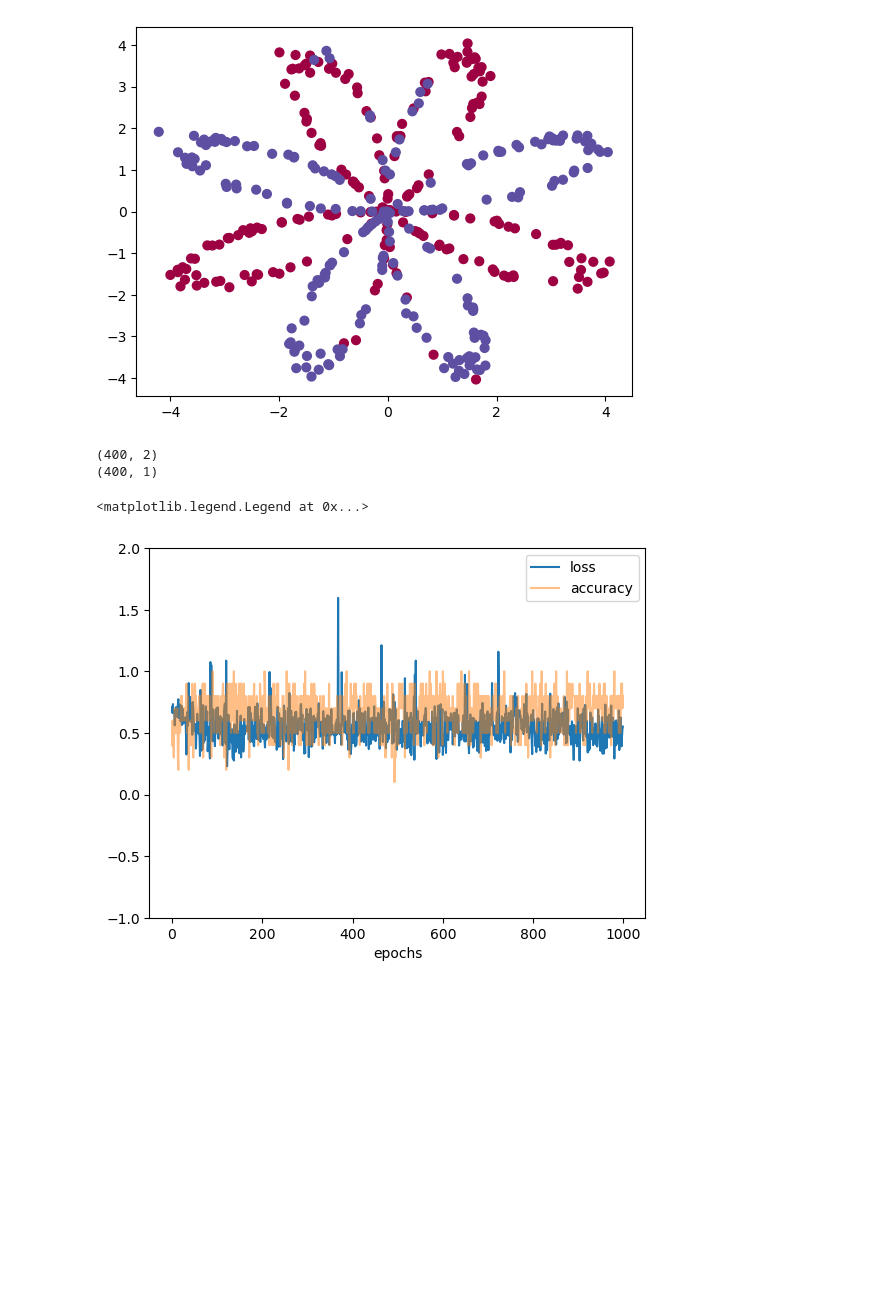
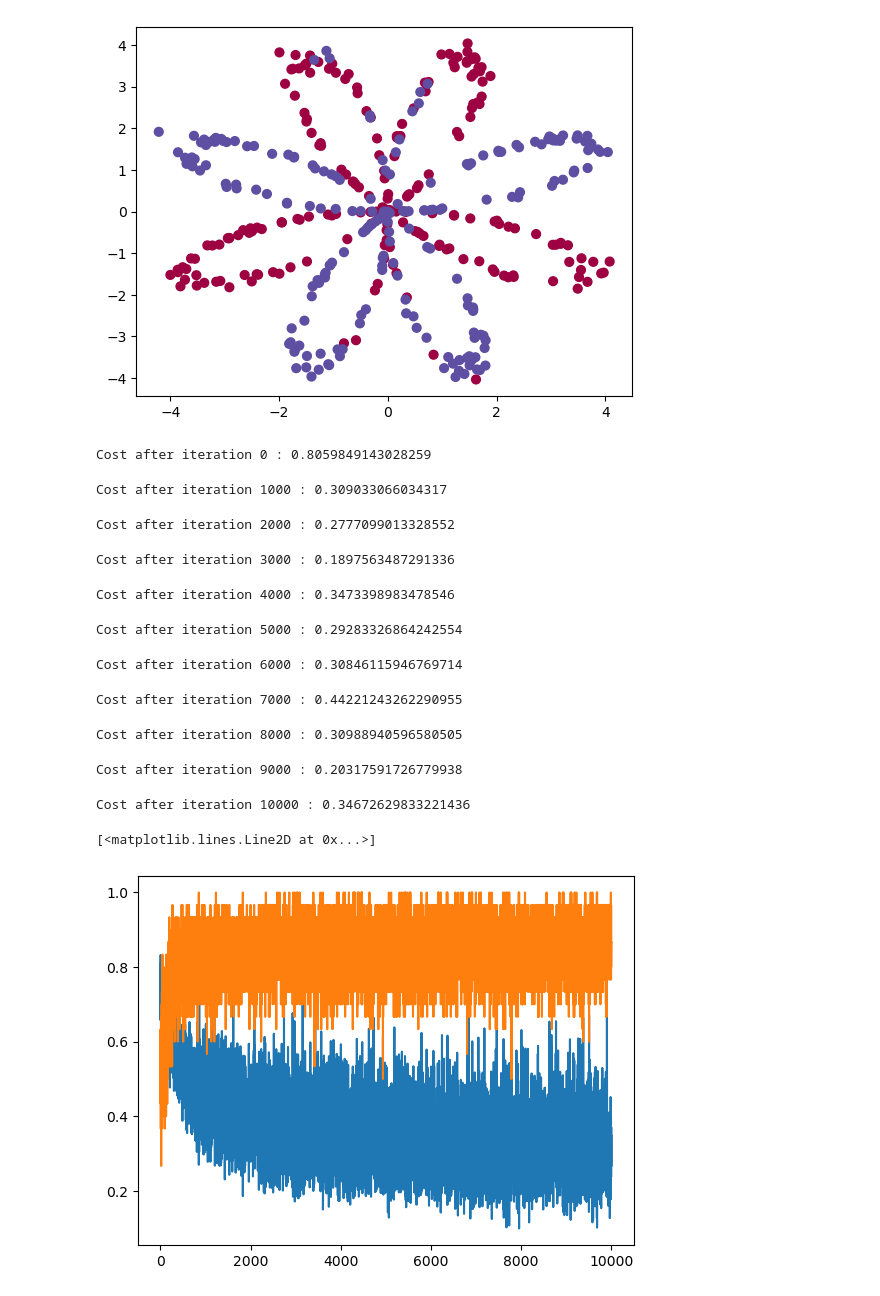
Before and after one commit to TAOGenna/ai-notebooks-implementations, a Jupyter notebook: planar_data_classification.ipynb, the cells around one changed output. Drawn from its saved outputs; the diff is of its cells as text; code cells hidden in the pictures; blank space fills up the shorter version.

Commit message:
improved accuracy of planar data

```diff
--- a/planar_data_classification.ipynb
+++ b/planar_data_classification.ipynb
@@ -36,52 +34,58 @@ class TinyModel(nn.Module):
 # %%
+# Initialize model, loss function, and optimizer
 model = TinyModel()
 loss_function = nn.BCEWithLogitsLoss()
-optim = torch.optim.Adam(model.parameters(), lr=0.05)
-losses, accuracies = [], []
+optim = torch.optim.Adam(model.parameters(), lr=0.005)
 
-#print(type(X),X)
-X = X.T
-Y = Y.T
-print(X.shape)
-print(Y.shape)
-#print(X)
+# Reshape and convert data to PyTorch tensors
+X = torch.tensor(X.T).float()
+Y = torch.tensor(Y.T).float()
-# %% [output]
-(400, 2)
-(400, 1)
 # %%
-import numpy as np
-loop_tam = 1000
-BS = 10
+# Training loop parameters
+losses, accuracies = [], []
+loop_tam = 10001
+batch_size = 30
 
 
 for i in (t := trange(loop_tam)):
-    samp = np.random.randint(0,X.shape[0], size = (BS))
-    X_batch = torch.tensor(X[samp]).float()
-    Y_batch = torch.tensor(Y[samp]).float()
+    # Mini-batch training
+    idx = np.random.randint(0, X.shape[0], size=batch_size)
+    X_batch = X[idx]
+    Y_batch = Y[idx]
+
+    # Forward pass
     optim.zero_grad()
-    #print(X_batch.shape, Y_batch.shape)
     out = model(X_batch)
-    #print(out.shape)
-    prediction = (torch.sigmoid(out) >= 0.5).float()
-    accuracy = (prediction == Y_batch).float().mean()
-    #print(out.shape, Y.shape)
-    loss = loss_function(out,Y_batch)
-
-    # backward pass
+    loss = loss_function(out.squeeze(), Y_batch.squeeze())
+    if i%1000 == 0:
+        print(f'Cost after iteration {i} : {loss}')
+    # Backward pass and optimization
     loss.backward()
     optim.step()
 
-    # output some info
-    loss, accuracy = loss.item(), accuracy.item()
-    losses.append(loss)
-    accuracies.append(accuracy)
-    t.set_description(f"Loss: {loss:.2f}, accuracy: {accuracy:.2f}")
+    # Accuracy calculation (binary classification)
+    with torch.no_grad():
+        prediction = (torch.sigmoid(out) >= 0.5).float()
+        accuracy = (prediction.squeeze() == Y_batch.squeeze()).float().mean()
 
-plt.ylim(-1,2)
-plt.plot(losses,label='loss')
-plt.plot(accuracies, alpha = 0.5,label='accuracy')
-plt.xlabel('epochs')
-plt.legend()
+    # Track loss and accuracy
+    losses.append(loss.item())
+    accuracies.append(accuracy.item())
+    t.set_description(f"Loss: {loss:.4f}, Accuracy: {accuracy:.4f}")
+
+plt.plot(losses)
+plt.plot(accuracies)
 # %% [output]
-<matplotlib.legend.Legend at 0x...>
+Cost after iteration 0 : 0.8059849143028259
+Cost after iteration 1000 : 0.309033066034317
+Cost after iteration 2000 : 0.2777099013328552
+Cost after iteration 3000 : 0.1897563487291336
+Cost after iteration 4000 : 0.3473398983478546
+Cost after iteration 5000 : 0.29283326864242554
+Cost after iteration 6000 : 0.30846115946769714
+Cost after iteration 7000 : 0.44221243262290955
+Cost after iteration 8000 : 0.30988940596580505
+Cost after iteration 9000 : 0.20317591726779938
+Cost after iteration 10000 : 0.34672629833221436
+[<matplotlib.lines.Line2D at 0x...>]
-[figure, old version]
+[figure, new version]
```
Also changed, not shown: parts of 4 cells of this notebook.
